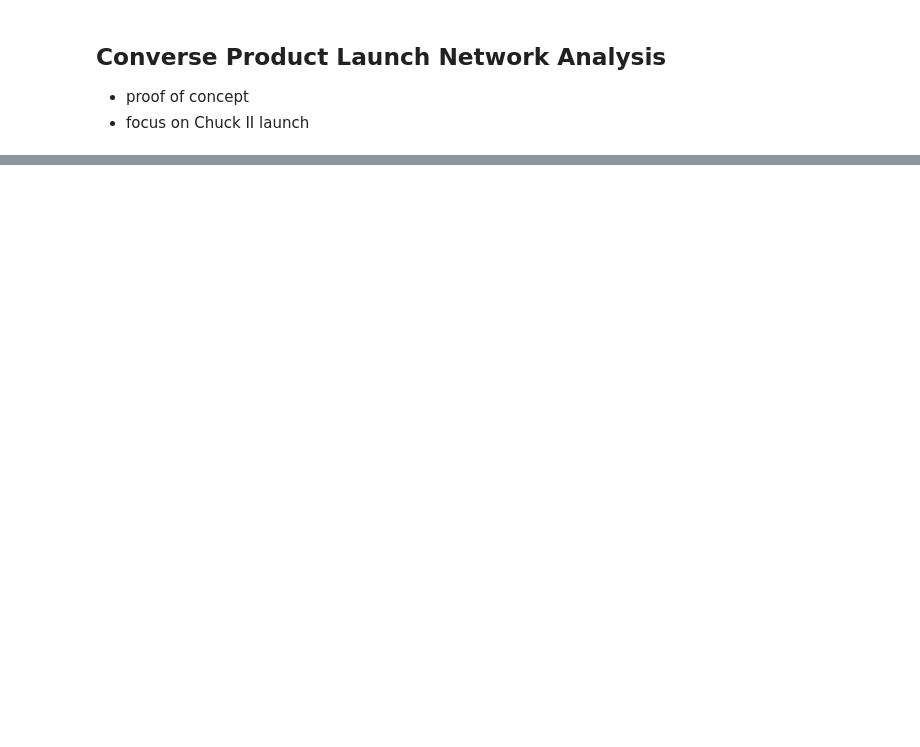
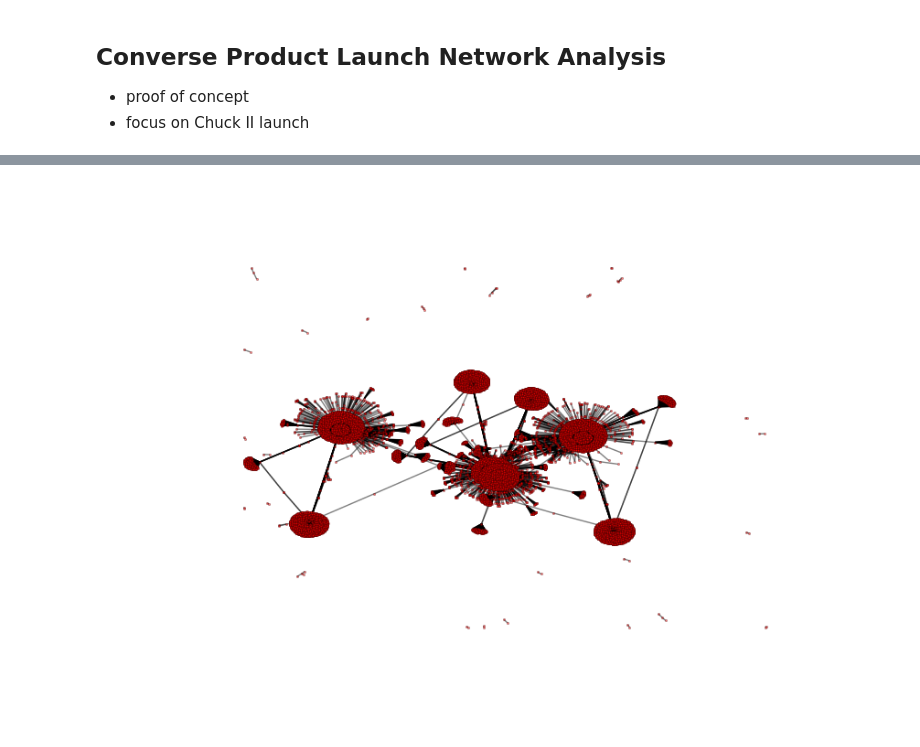
Before and after one commit to jrs33/Converse_Product_Launch, a Jupyter notebook: chuck_ii.ipynb, the cells around one changed output, grey strips where cells are left out. Cells and saved outputs as stored; diff of their text form; code cells hidden in the pictures; blank space fills up the shorter version.

Commit message:
added graphs and functions for getting influencers

```diff
--- a/chuck_ii.ipynb
+++ b/chuck_ii.ipynb
@@ -40,4 +59,5 @@ chuck.head()
 # %%
 adj_df = pd.crosstab(chuck.Author, chuck.retweeted)
-#idx = adj_df.columns.union(adj_df.index)
-#adj_df = adj_df.reindex(index = idx, columns = idx, fill_value = 0)
+idx = adj_df.columns.union(adj_df.index)
+adj_df = adj_df.reindex(index = idx, columns = idx, fill_value = 0)
+adj_df.shape
@@ -61,0 +80,3 @@ sns.heatmap(adj_df)
+# %%
+adj_mat = np.matrix(adj_df)
+adj_mat
@@ -61,0 +91,8 @@ sns.heatmap(adj_df)
+# %%
+# we can see that lots of tweets are linked here even if they weren't retweets.
+G = nx.from_numpy_matrix(adj_mat)
+nx.draw(G, alpha=.5, node_size=3)
+plt.show()
+plt.savefig("misleading_graph.png", dpi=1000)
+# %% [output]
+[figure, added]
```
Also changed, not shown: parts of 36 cells of this notebook.
